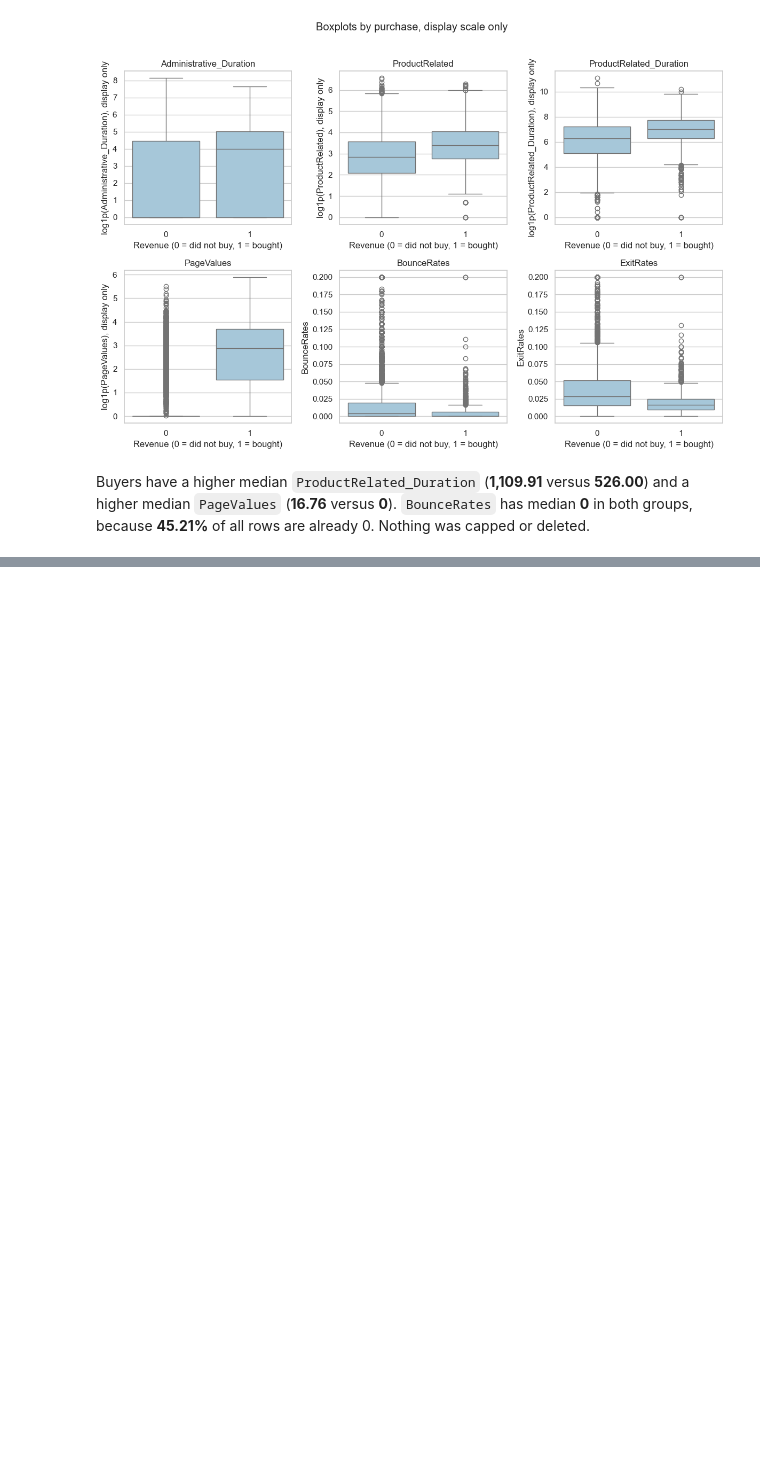
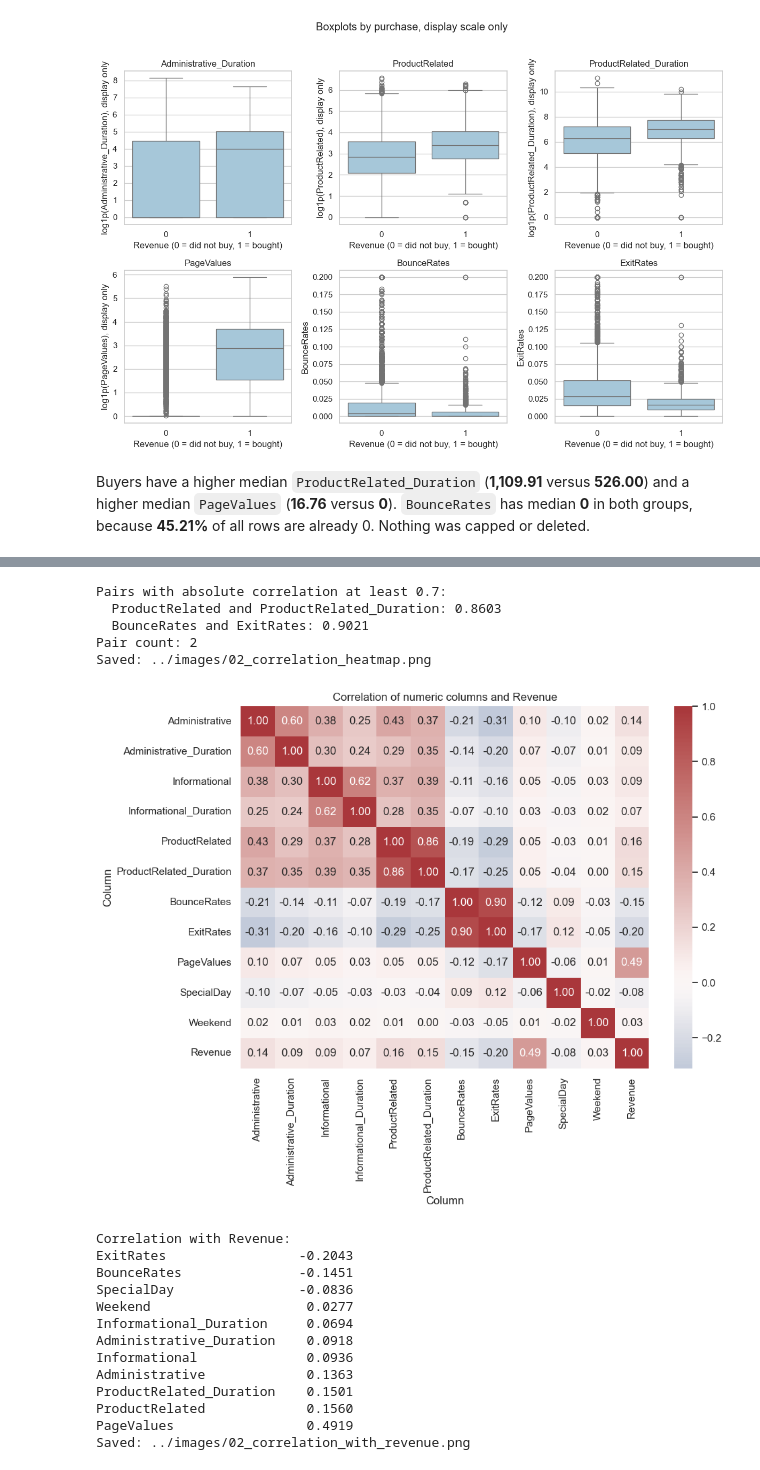
Before and after one commit to ghayasshahid/BuyerBehaviorPrediction, a Jupyter notebook: notebooks/02_eda.ipynb, the cells around one changed output, grey strips where cells are left out. Drawn from its saved outputs; the diff is of its cells as text; code cells hidden in the pictures; blank space fills up the shorter version.

Commit message:
Add correlation charts and buying rates by month and visitor type.
Co-authored-by: Cursor <cursoragent@cursor.com>

```diff
--- a/notebooks/02_eda.ipynb
+++ b/notebooks/02_eda.ipynb
@@ -239,0 +244,52 @@ Buyers have a higher median `ProductRelated_Duration` (**1,109.91** versus **526
+# %%
+corr = df[number_columns].corr()
+print("Pairs with absolute correlation at least 0.7:")
+pair_count = 0
+for left_index, left in enumerate(number_columns):
+    for right in number_columns[left_index + 1 :]:
+        value = corr.loc[left, right]
+        if abs(value) >= 0.7:
+            pair_count += 1
+            print(f"  {left} and {right}: {value:.4f}")
+print("Pair count:", pair_count)
+
+fig, ax = plt.subplots(figsize=(10, 8))
+sns.heatmap(corr, annot=True, fmt=".2f", cmap="vlag", center=0, ax=ax)
+ax.set_title("Correlation of numeric columns and Revenue")
+ax.set_xlabel("Column")
+ax.set_ylabel("Column")
+fig.tight_layout()
+save_and_show(fig, "correlation_heatmap")
+
+with_revenue = corr["Revenue"].drop("Revenue").sort_values()
+print("Correlation with Revenue:")
+print(with_revenue.round(4).to_string())
+
+fig, ax = plt.subplots(figsize=(8, 6))
+with_revenue.plot(kind="barh", ax=ax, color="#2171b5")
+ax.axvline(0, color="black", linewidth=1)
+ax.set_xlabel("Correlation with Revenue")
+ax.set_ylabel("Column")
+ax.set_title("How each numeric column moves with Revenue")
+fig.tight_layout()
+save_and_show(fig, "correlation_with_revenue")
+# %% [output]
+Pairs with absolute correlation at least 0.7:
+  ProductRelated and ProductRelated_Duration: 0.8603
+  BounceRates and ExitRates: 0.9021
+Pair count: 2
+Saved: ../images/02_correlation_heatmap.png
+[figure, added]
+Correlation with Revenue:
+ExitRates                 -0.2043
+BounceRates               -0.1451
+SpecialDay                -0.0836
+Weekend                    0.0277
+Informational_Duration     0.0694
+Administrative_Duration    0.0918
+Informational              0.0936
+Administrative             0.1363
+ProductRelated_Duration    0.1501
+ProductRelated             0.1560
+PageValues                 0.4919
+Saved: ../images/02_correlation_with_revenue.png
```
Also changed, not shown: parts of 9 cells of this notebook, 4 other files.
